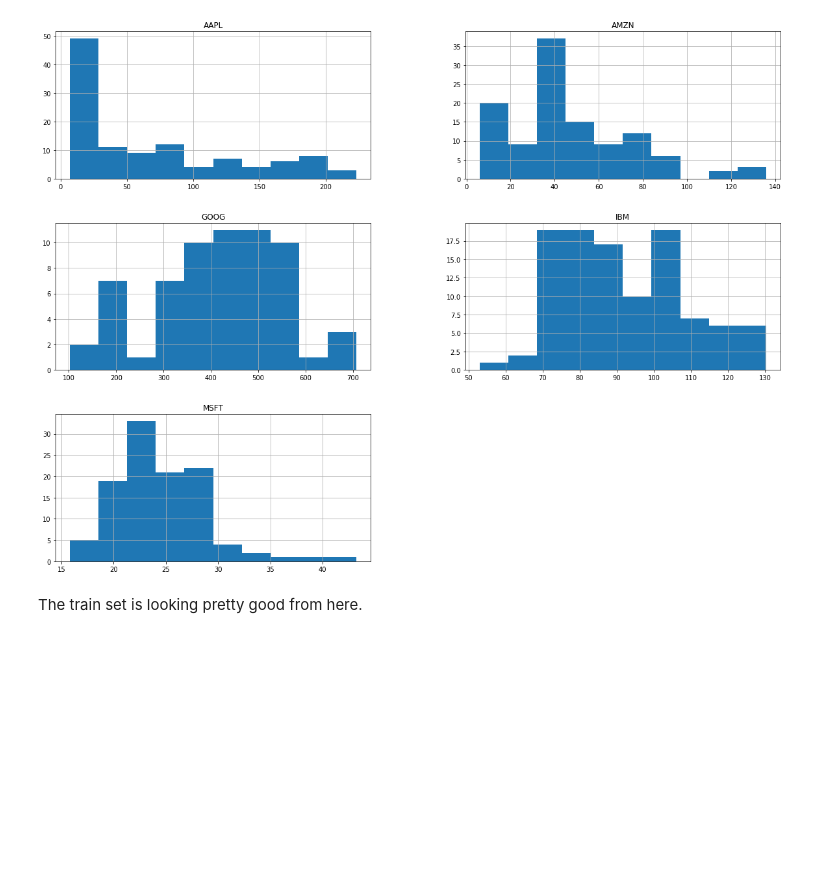
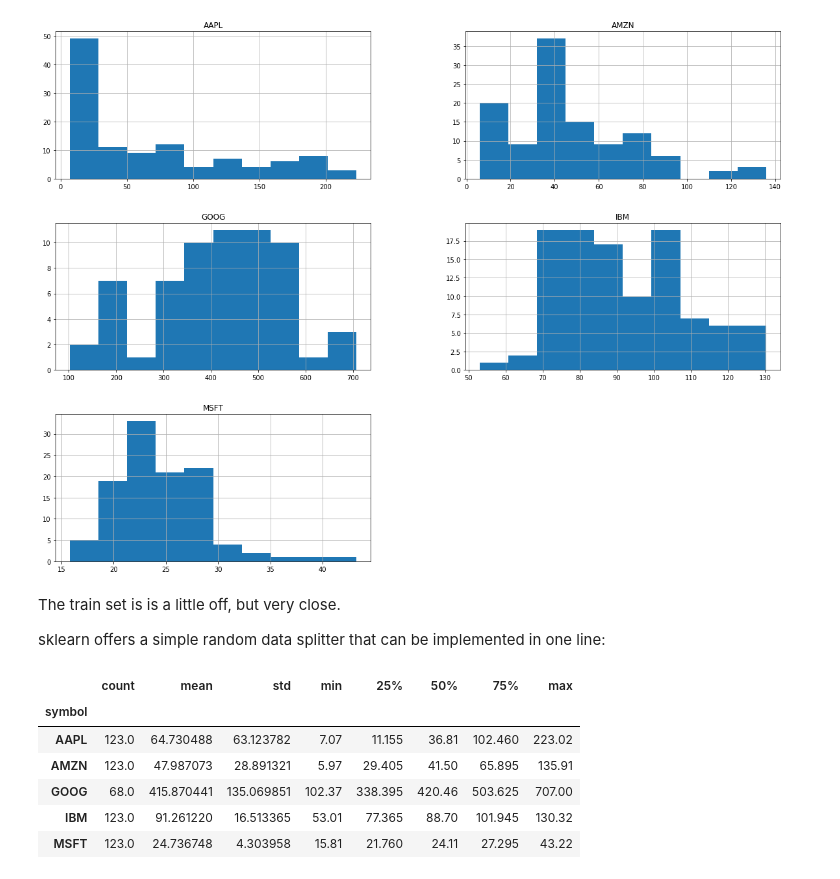
Before and after one commit to tifabi/100DaysOfMLCode, a Jupyter notebook: Splitting Data/Splitting_Data.ipynb, the cells around one changed output. Cells and saved outputs as stored; diff of their text form; code cells hidden in the pictures; blank space fills up the shorter version.

```diff
--- a/Splitting Data/Splitting_Data.ipynb
+++ b/Splitting Data/Splitting_Data.ipynb
@@ -153,5 +161,7 @@ trainPiv.hist(figsize=(20,15))
 plt.show()
 # %% [output]
 [figure]
-# %% [markdown]
-The train set is looking pretty good from here.
+# %% [markdown]
+The train set is is a little off, but very close.
+
+sklearn offers a simple random data splitter that can be implemented in one line:
@@ -157,0 +174,10 @@ The train set is looking pretty good from here.
+# %%
+stockPiv.describe().transpose()
+# %% [output]
+|  | count | mean | std | min | 25% | 50% | 75% | max |
+| symbol |  |  |  |  |  |  |  |  |
+| AAPL | 123.0 | 64.730488 | 63.123782 | 7.07 | 11.155 | 36.81 | 102.460 | 223.02 |
+| AMZN | 123.0 | 47.987073 | 28.891321 | 5.97 | 29.405 | 41.50 | 65.895 | 135.91 |
+| GOOG | 68.0 | 415.870441 | 135.069851 | 102.37 | 338.395 | 420.46 | 503.625 | 707.00 |
+| IBM | 123.0 | 91.261220 | 16.513365 | 53.01 | 77.365 | 88.70 | 101.945 | 130.32 |
+| MSFT | 123.0 | 24.736748 | 4.303958 | 15.81 | 21.760 | 24.11 | 27.295 | 43.22 |
```
Also changed, not shown: parts of 7 cells of this notebook.
